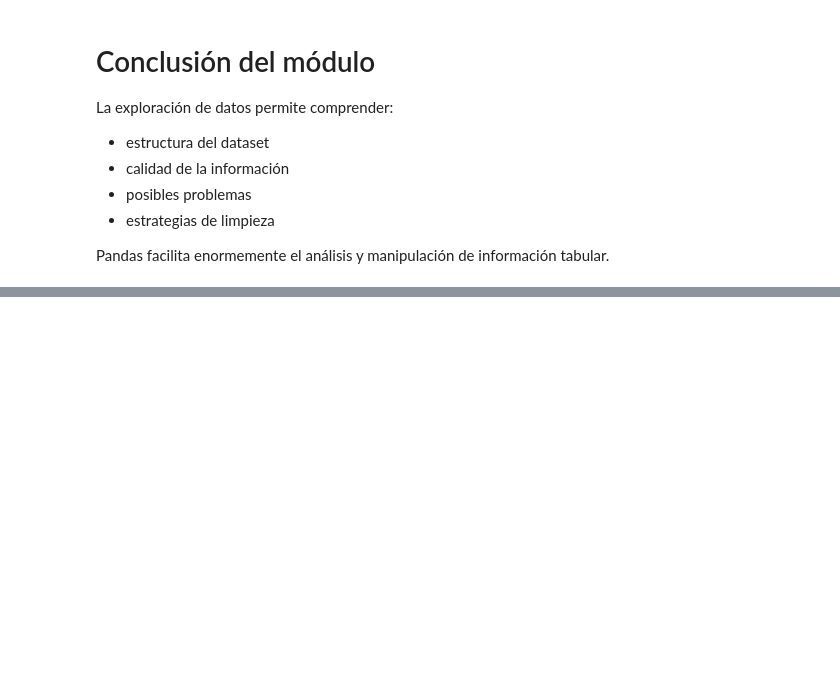
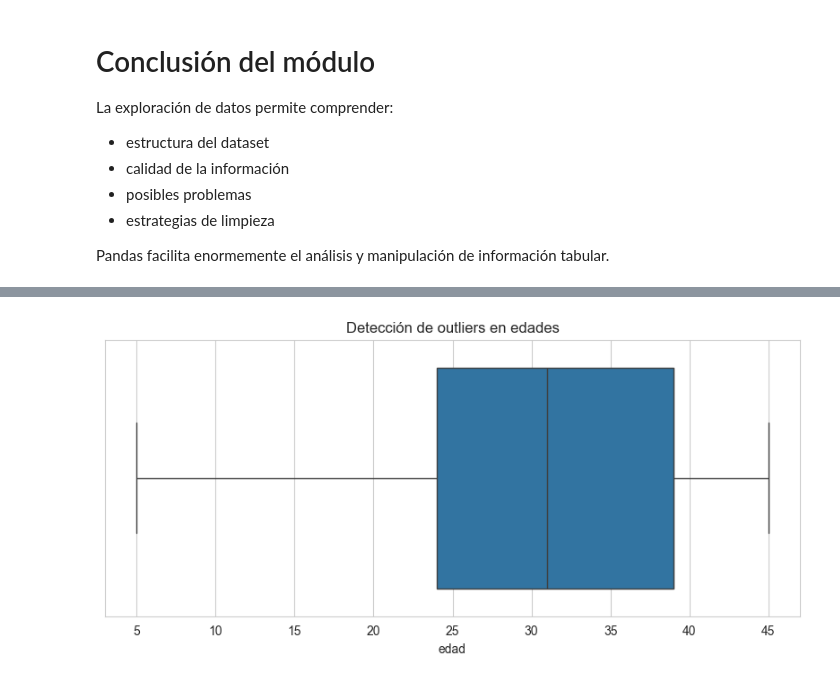
Before and after one commit to DoctoradoIngUD/Taller-limpieza-datos-python, a Jupyter notebook: notebooks/limpieza_datos.ipynb, the cells around one changed output, grey strips where cells are left out. Saved outputs shown, nothing was run; the diff lists cells and outputs as text; code cells hidden in the pictures; blank space fills up the shorter version.

```diff
--- a/notebooks/limpieza_datos.ipynb
+++ b/notebooks/limpieza_datos.ipynb
@@ -679,0 +1321,6 @@ Pandas facilita enormemente el análisis y manipulación de información tabular
+# %%
+# Filtrado de edades válidas
+
+df = df[df['edad'] <= 90]
+
+df.shape
@@ -679,0 +1568,18 @@ Pandas facilita enormemente el análisis y manipulación de información tabular
+# %%
+# ============================================
+# BOXPLOT DE EDADES
+# ============================================
+
+plt.figure(figsize=(10, 4))
+
+sns.boxplot(
+    x=df['edad']
+)
+
+plt.title(
+    'Detección de outliers en edades'
+)
+
+plt.show()
+# %% [output]
+[figure, added]
```
Also changed, not shown: parts of 99 cells of this notebook, 3 other files.
